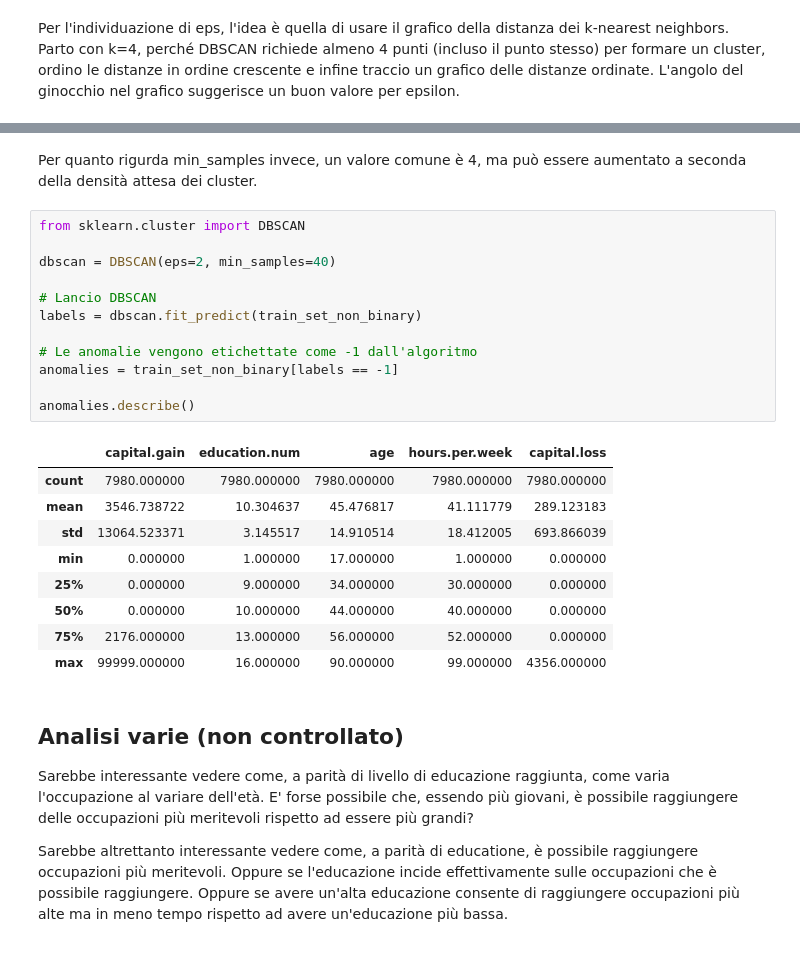
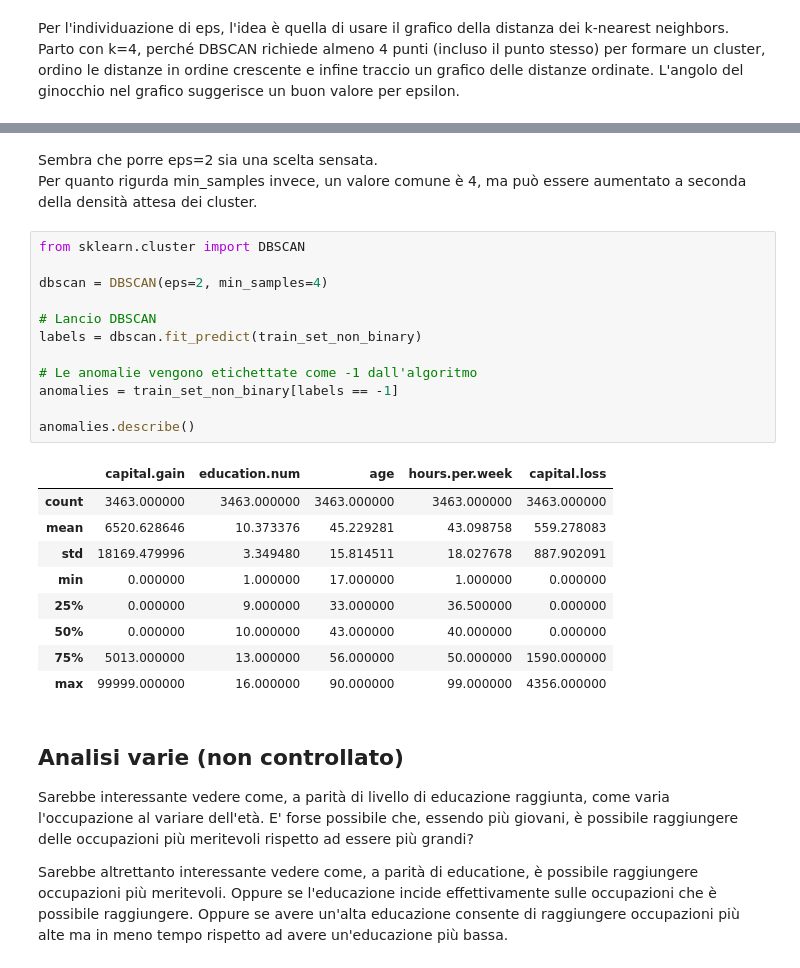
Before and after one commit to ale29ruf/Progetto_Data_Mining, a Jupyter notebook: ProgettoACI.ipynb, the cells around one changed output, grey strips where cells are left out. Saved outputs shown, nothing was run; the diff lists cells and outputs as text.

```diff
--- a/ProgettoACI.ipynb
+++ b/ProgettoACI.ipynb
@@ -1043,26 +1039,27 @@ plt.show()
 # %% [markdown]
+Sembra che porre eps=2 sia una scelta sensata.
 Per quanto rigurda min_samples invece, un valore comune è 4, ma può essere aumentato a seconda della densità attesa dei cluster.
 # %%
 from sklearn.cluster import DBSCAN
 
-dbscan = DBSCAN(eps=2, min_samples=40)
+dbscan = DBSCAN(eps=2, min_samples=4)
 
 # Lancio DBSCAN
 labels = dbscan.fit_predict(train_set_non_binary)
 
 # Le anomalie vengono etichettate come -1 dall'algoritmo
 anomalies = train_set_non_binary[labels == -1]
 
 anomalies.describe()
 # %% [output]
 |  | capital.gain | education.num | age | hours.per.week | capital.loss |
-| count | 7980.000000 | 7980.000000 | 7980.000000 | 7980.000000 | 7980.000000 |
-| mean | 3546.738722 | 10.304637 | 45.476817 | 41.111779 | 289.123183 |
-| std | 13064.523371 | 3.145517 | 14.910514 | 18.412005 | 693.866039 |
+| count | 3463.000000 | 3463.000000 | 3463.000000 | 3463.000000 | 3463.000000 |
+| mean | 6520.628646 | 10.373376 | 45.229281 | 43.098758 | 559.278083 |
+| std | 18169.479996 | 3.349480 | 15.814511 | 18.027678 | 887.902091 |
 | min | 0.000000 | 1.000000 | 17.000000 | 1.000000 | 0.000000 |
-| 25% | 0.000000 | 9.000000 | 34.000000 | 30.000000 | 0.000000 |
-| 50% | 0.000000 | 10.000000 | 44.000000 | 40.000000 | 0.000000 |
-| 75% | 2176.000000 | 13.000000 | 56.000000 | 52.000000 | 0.000000 |
+| 25% | 0.000000 | 9.000000 | 33.000000 | 36.500000 | 0.000000 |
+| 50% | 0.000000 | 10.000000 | 43.000000 | 40.000000 | 0.000000 |
+| 75% | 5013.000000 | 13.000000 | 56.000000 | 50.000000 | 1590.000000 |
 | max | 99999.000000 | 16.000000 | 90.000000 | 99.000000 | 4356.000000 |
 # %% [markdown]
 ## Analisi varie (non controllato)
```
Also changed, not shown: parts of 1 cell of this notebook.
